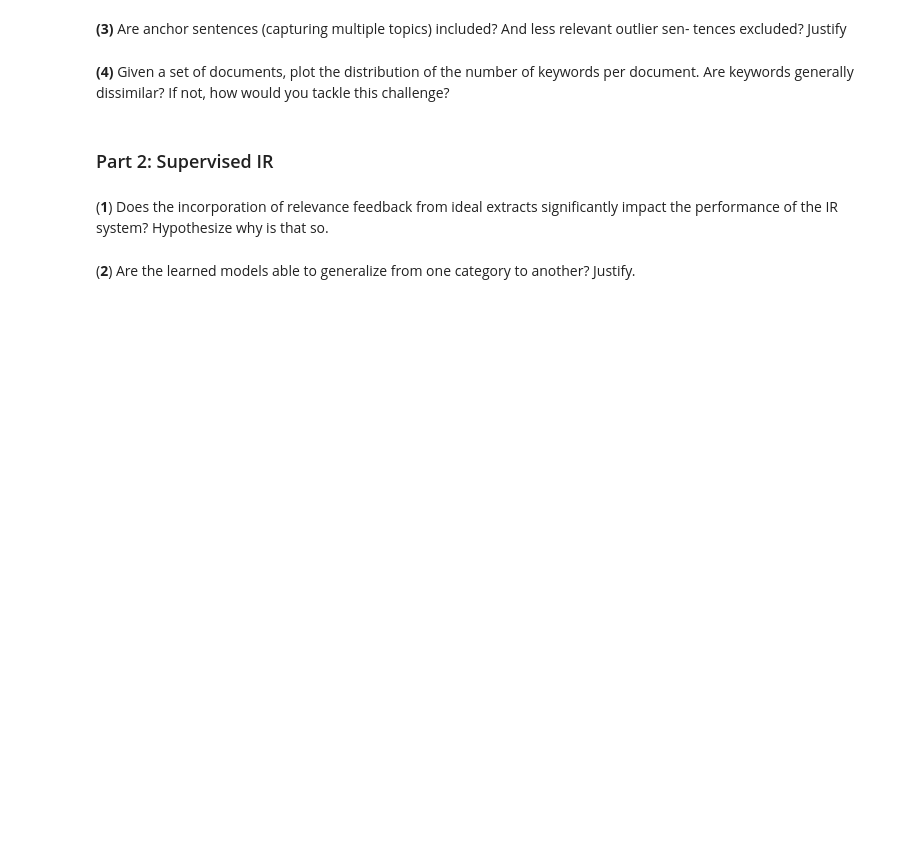
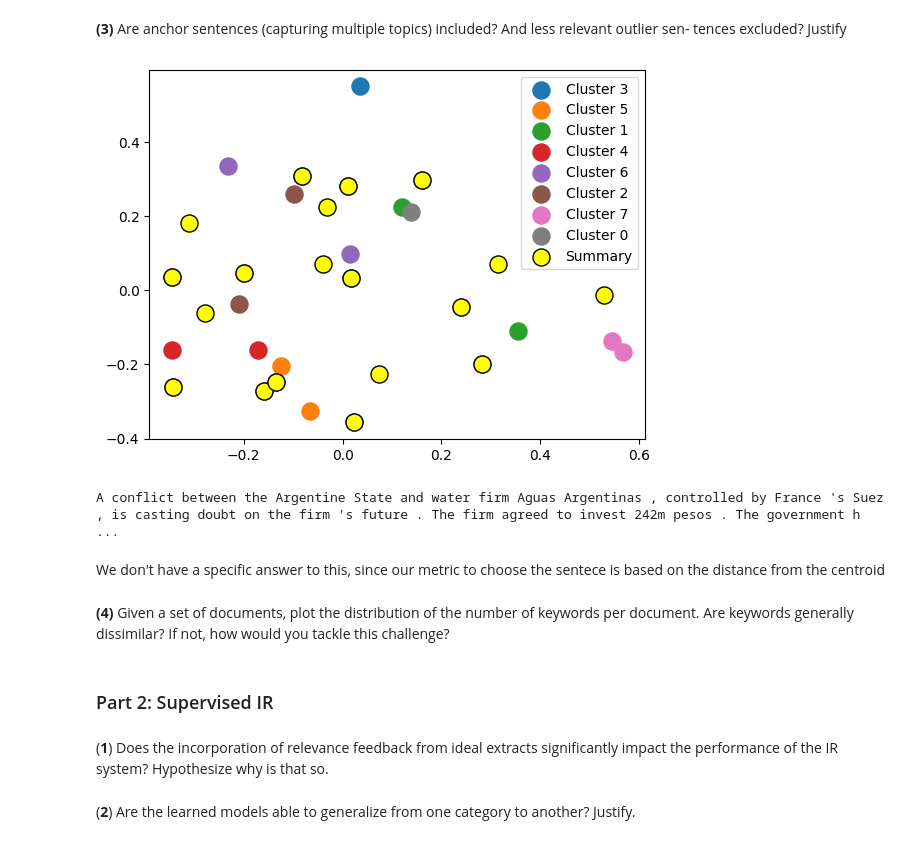
Before and after one commit to danieleavolio/Information-Processing-and-Retrieval, a Jupyter notebook: Project2/Code/G08_P2_notebook.ipynb, the cells around one changed output. Cells and saved outputs as stored; diff of their text form; code cells hidden in the pictures; blank space fills up the shorter version.

```diff
--- a/Project2/Code/G08_P2_notebook.ipynb
+++ b/Project2/Code/G08_P2_notebook.ipynb
@@ -1307,5 +1476,20 @@ Mean average precision: 0.6871537845504331
 # %% [markdown]
 **(3)** Are anchor sentences (capturing multiple topics) included? And less relevant outlier sen- tences excluded? Justify
+# %%
+doc = documents[500]
+
+clusters, centroids = sentence_clustering(doc, return_centroids=True, max_clusters=10, linkage="complete")
+summary = summarization(doc, clusters, centroids=centroids, number_of_sentences=8)
+
+#plot
+plot_clusters(clusters, summary=summary)
+
+print(summary)
+# %% [output]
+[figure, added]
+A conflict between the Argentine State and water firm Aguas Argentinas , controlled by France 's Suez , is casting doubt on the firm 's future . The firm agreed to invest 242m pesos . The government h ...
+# %% [markdown]
+We don't have a specific answer to this, since our metric to choose the sentece is based on the distance from the centroid
 # %% [markdown]
 **(4)** Given a set of documents, plot the distribution of the number of keywords per document.
 Are keywords generally dissimilar? If not, how would you tackle this challenge?
```
Also changed, not shown: parts of 14 cells of this notebook, 1 other file.
